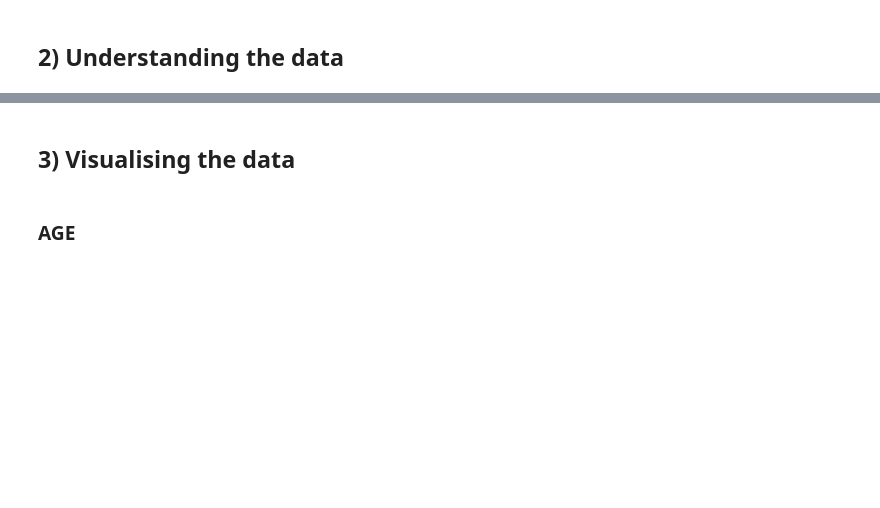
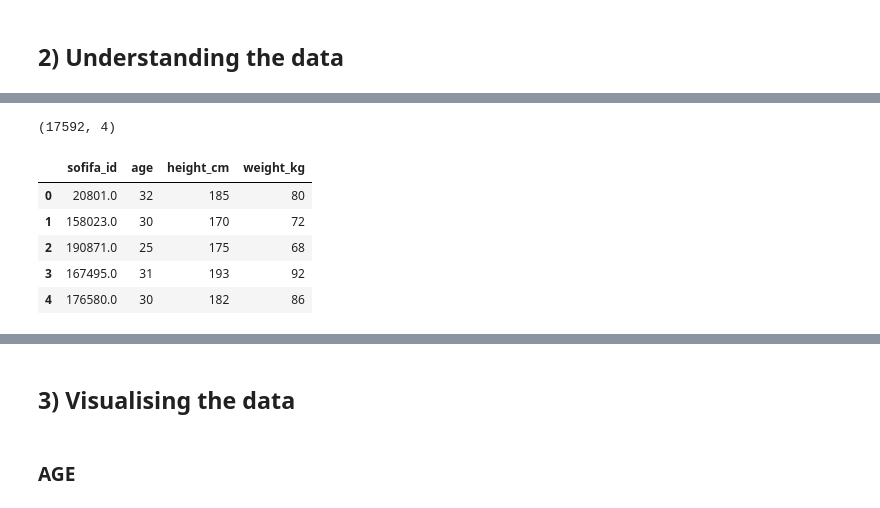
Before and after one commit to tanikellanjali/FIFA-Prediction-analyisis-, a Jupyter notebook: FIFA Project.ipynb, the cells around one changed output, grey strips where cells are left out. Drawn from its saved outputs; the diff is of its cells as text; code cells hidden in the pictures; blank space fills up the shorter version.

```diff
--- a/FIFA Project.ipynb
+++ b/FIFA Project.ipynb
@@ -382,5 +608,14 @@ table4.info()
 # %%
-table4.shape
+table4('project.db').shape
+# %% [output]
+(17592, 4)
 # %%
-table4.head()
+table4('project.db').head()
+# %% [output]
+|  | sofifa_id | age | height_cm | weight_kg |
+| 0 | 20801.0 | 32 | 185 | 80 |
+| 1 | 158023.0 | 30 | 170 | 72 |
+| 2 | 190871.0 | 25 | 175 | 68 |
+| 3 | 167495.0 | 31 | 193 | 92 |
+| 4 | 176580.0 | 30 | 182 | 86 |
 # %%
```
Also changed, not shown: parts of 104 cells of this notebook.
